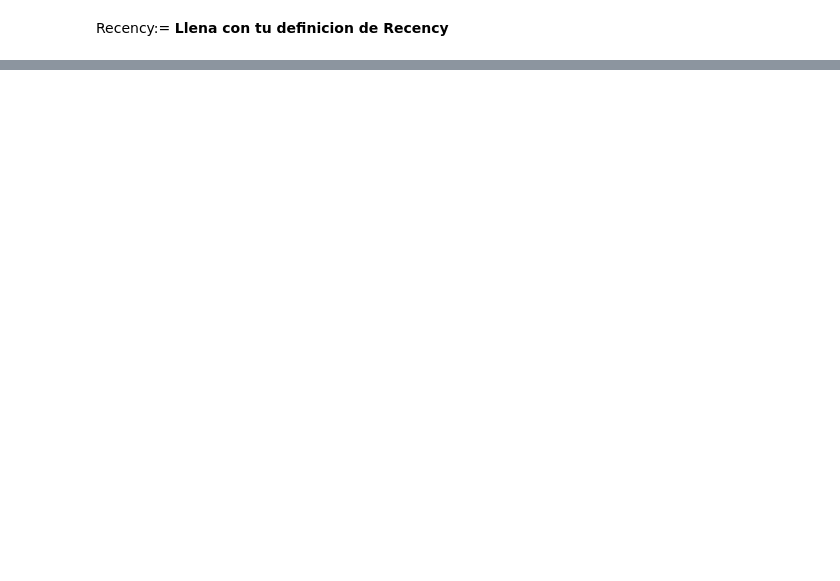
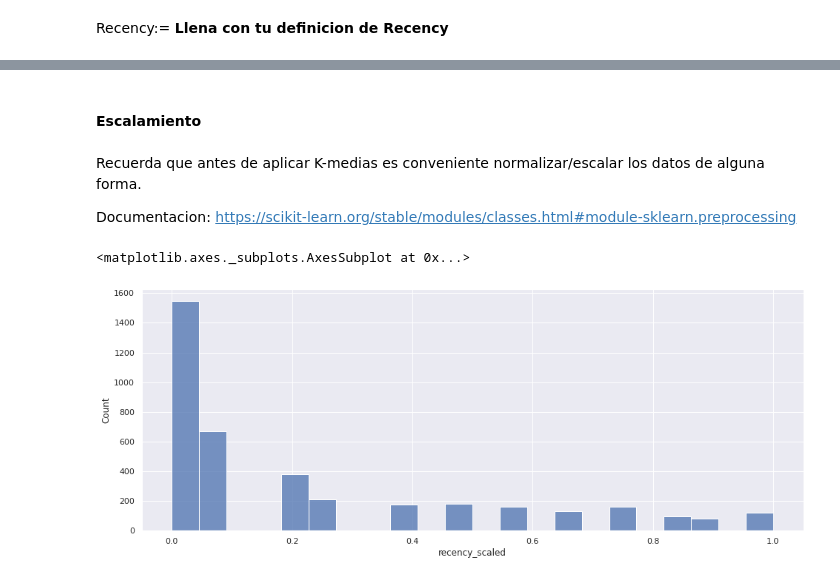
Before and after one commit to Eduardo2505/mcda-marketing, a Jupyter notebook: 02_metricas_segmentacion_ltv.ipynb, the cells around one changed output, grey strips where cells are left out. Cells and saved outputs as stored; diff of their text form; code cells hidden in the pictures; blank space fills up the shorter version.

```diff
--- a/02_metricas_segmentacion_ltv.ipynb
+++ b/02_metricas_segmentacion_ltv.ipynb
@@ -723,0 +752,14 @@ recency
+# %% [markdown]
+#### Escalamiento
+# %% [markdown]
+Recuerda que antes de aplicar K-medias es conveniente normalizar/escalar los datos de alguna forma.
+
+Documentacion: https://scikit-learn.org/stable/modules/classes.html#module-sklearn.preprocessing
+# %%
+scaler = MinMaxScaler()
+scaler.fit(recency['recency'].values.reshape(-1, 1))
+recency['recency_scaled'] = scaler.transform(recency['recency'].values.reshape(-1, 1))
+sns.histplot(recency['recency_scaled'])
+# %% [output]
+<matplotlib.axes._subplots.AxesSubplot at 0x...>
+[figure, added]
```
Also changed, not shown: parts of 63 cells of this notebook.
